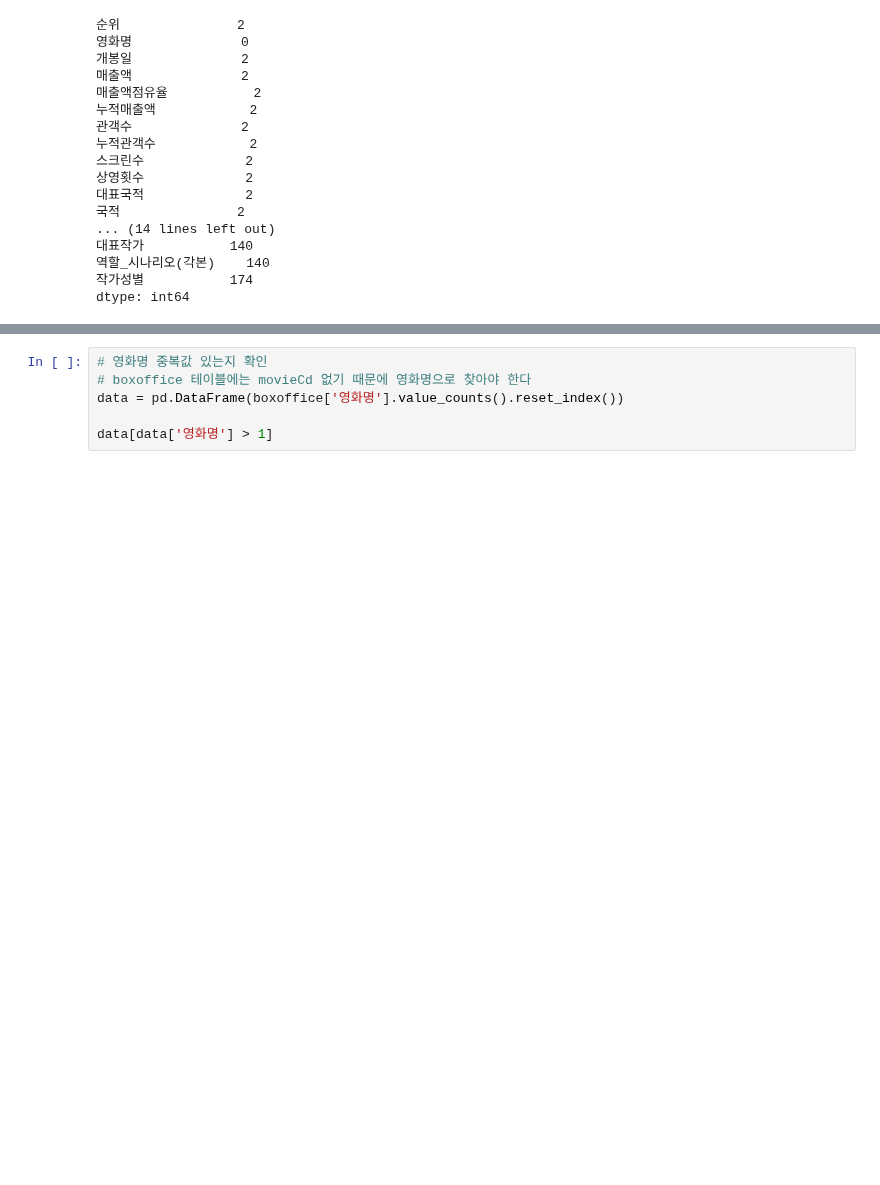
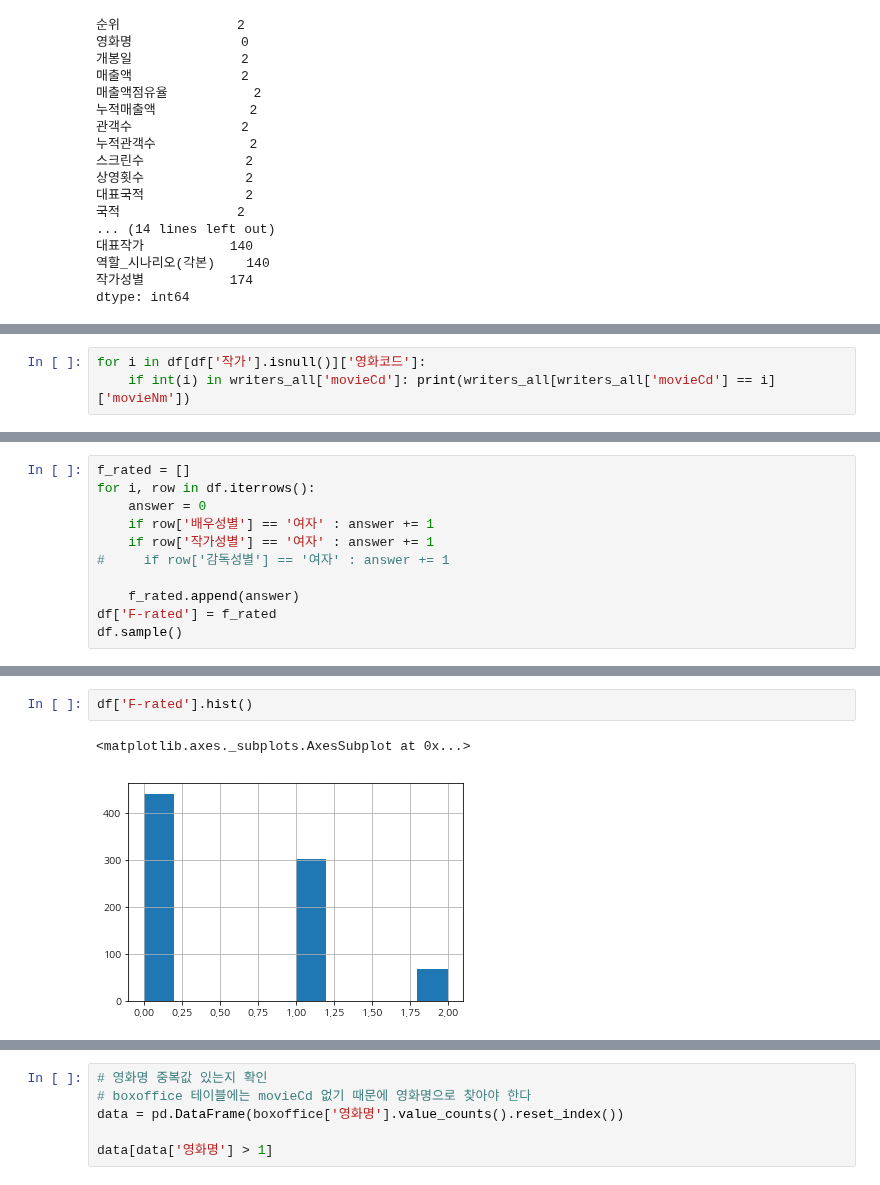
Before and after one commit to kim4pb/Female-led-Korean-Films, a Jupyter notebook: 02.EDA/Writer_EDA.ipynb, the cells around one changed output, grey strips where cells are left out. Saved outputs shown, nothing was run; the diff lists cells and outputs as text; blank space fills up the shorter version.

```diff
--- a/02.EDA/Writer_EDA.ipynb
+++ b/02.EDA/Writer_EDA.ipynb
@@ -366,0 +400,3 @@ dtype: int64
+# %%
+for i in df[df['작가'].isnull()]['영화코드']:
+    if int(i) in writers_all['movieCd']: print(writers_all[writers_all['movieCd'] == i]['movieNm'])
@@ -366,0 +428,11 @@ dtype: int64
+# %%
+f_rated = []
+for i, row in df.iterrows():
+    answer = 0
+    if row['배우성별'] == '여자' : answer += 1
+    if row['작가성별'] == '여자' : answer += 1
+#     if row['감독성별'] == '여자' : answer += 1
+
+    f_rated.append(answer)
+df['F-rated'] = f_rated
+df.sample()
@@ -366,0 +442,5 @@ dtype: int64
+# %%
+df['F-rated'].hist()
+# %% [output]
+<matplotlib.axes._subplots.AxesSubplot at 0x...>
+[figure, added]
```
Also changed, not shown: parts of 15 cells of this notebook.
